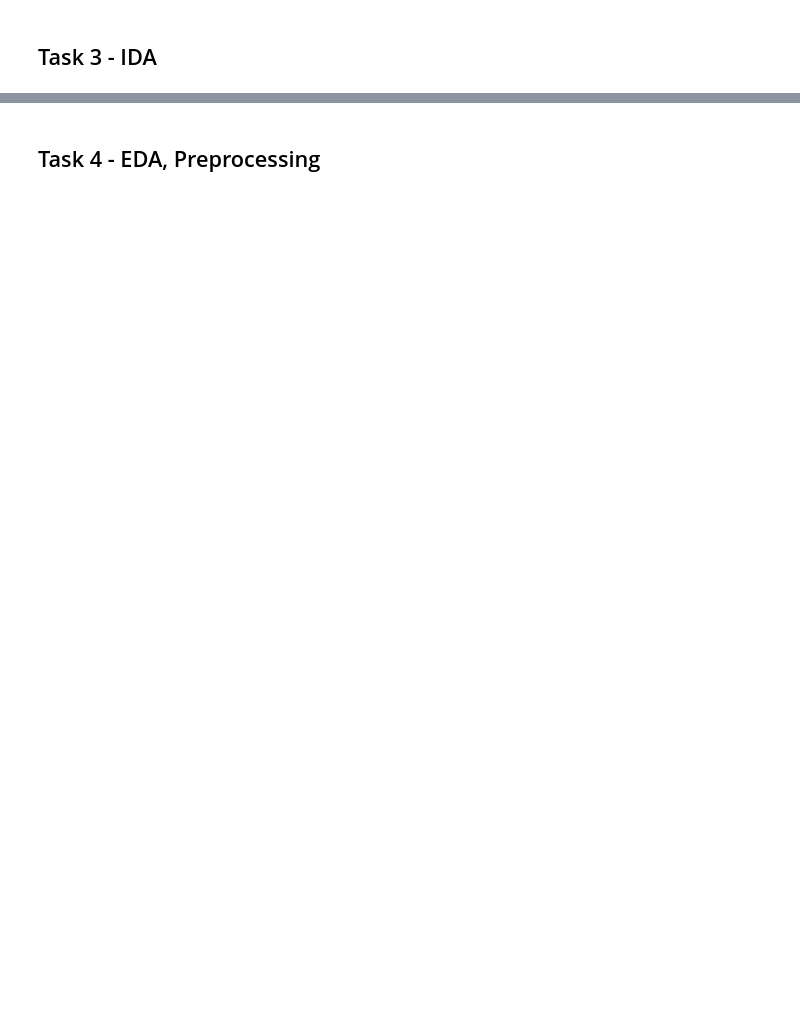
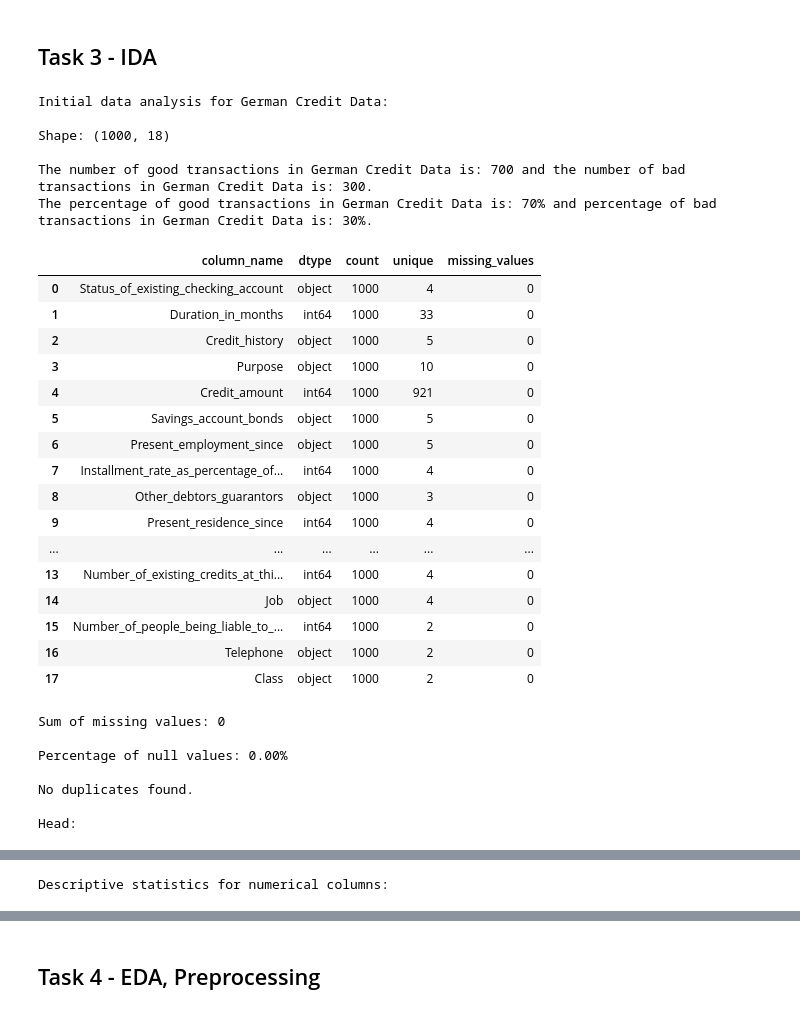
Before and after one commit to GittiGitus/Deep_Learning, a Jupyter notebook: experiments.ipynb, the cells around one changed output, grey strips where cells are left out. Saved outputs shown, nothing was run; the diff lists cells and outputs as text; code cells hidden in the pictures; blank space fills up the shorter version.

```diff
--- a/experiments.ipynb
+++ b/experiments.ipynb
@@ -317,5 +155,0 @@ print(X.shape, y.shape)
-# %%
-# get distribution of target labels
-import numpy as np
-unique, counts = np.unique(y, return_counts=True)
-dict(zip(unique, counts))
@@ -372,2 +159,20 @@ print(statlog_german_credit_data.variables)
 # %% [markdown]
 ## Task 3 - IDA
+# %%
+def calc_dist_class(data, name, binary):
+    """Calculate the distribution of the classes in the dataset.
+    Args:
+        data (dataframe): dataset.
+        name (string): name of the dataset.
+        binary (bool): True if the dataset is binary, False if not.
+    Returns:
+        None
+    """
+    if binary:
+        class_counts = np.bincount(data)
+    else:
+        class_counts = data['Class'].value_counts()
+
+    class_frequencies = np.array(class_counts) / len(data)
+    print(f'The number of good transactions in {name} is: {class_counts.iloc[0]} and the number of bad transactions in {name} is: {class_counts.iloc[1]}.')
+    print(f'The percentage of good transactions in {name} is: {class_frequencies[0]*100:.0f}% and percentage of bad transactions in {name} is: {class_frequencies[1]*100:.0f}%.')
@@ -373,0 +231,34 @@ print(statlog_german_credit_data.variables)
+# %%
+# Perform initial data analysis
+initial_data_analysis(df, 'German Credit Data')
+# %% [output]
+Initial data analysis for German Credit Data:
+
+Shape: (1000, 18)
+
+The number of good transactions in German Credit Data is: 700 and the number of bad transactions in German Credit Data is: 300.
+The percentage of good transactions in German Credit Data is: 70% and percentage of bad transactions in German Credit Data is: 30%.
+|  | column_name | dtype | count | unique | missing_values |
+| 0 | Status_of_existing_checking_account | object | 1000 | 4 | 0 |
+| 1 | Duration_in_months | int64 | 1000 | 33 | 0 |
+| 2 | Credit_history | object | 1000 | 5 | 0 |
+| 3 | Purpose | object | 1000 | 10 | 0 |
+| 4 | Credit_amount | int64 | 1000 | 921 | 0 |
+| 5 | Savings_account_bonds | object | 1000 | 5 | 0 |
+| 6 | Present_employment_since | object | 1000 | 5 | 0 |
+| 7 | Installment_rate_as_percentage_of... | int64 | 1000 | 4 | 0 |
+| 8 | Other_debtors_guarantors | object | 1000 | 3 | 0 |
+| 9 | Present_residence_since | int64 | 1000 | 4 | 0 |
+| ... | ... | ... | ... | ... | ... |
+| 13 | Number_of_existing_credits_at_thi... | int64 | 1000 | 4 | 0 |
+| 14 | Job | object | 1000 | 4 | 0 |
+| 15 | Number_of_people_being_liable_to_... | int64 | 1000 | 2 | 0 |
+| 16 | Telephone | object | 1000 | 2 | 0 |
+| 17 | Class | object | 1000 | 2 | 0 |
+Sum of missing values: 0
+
+Percentage of null values: 0.00%
+
+No duplicates found.
+
+Head:
@@ -373,0 +271 @@ print(statlog_german_credit_data.variables)
+Descriptive statistics for numerical columns:
```
Also changed, not shown: parts of 30 cells of this notebook.
